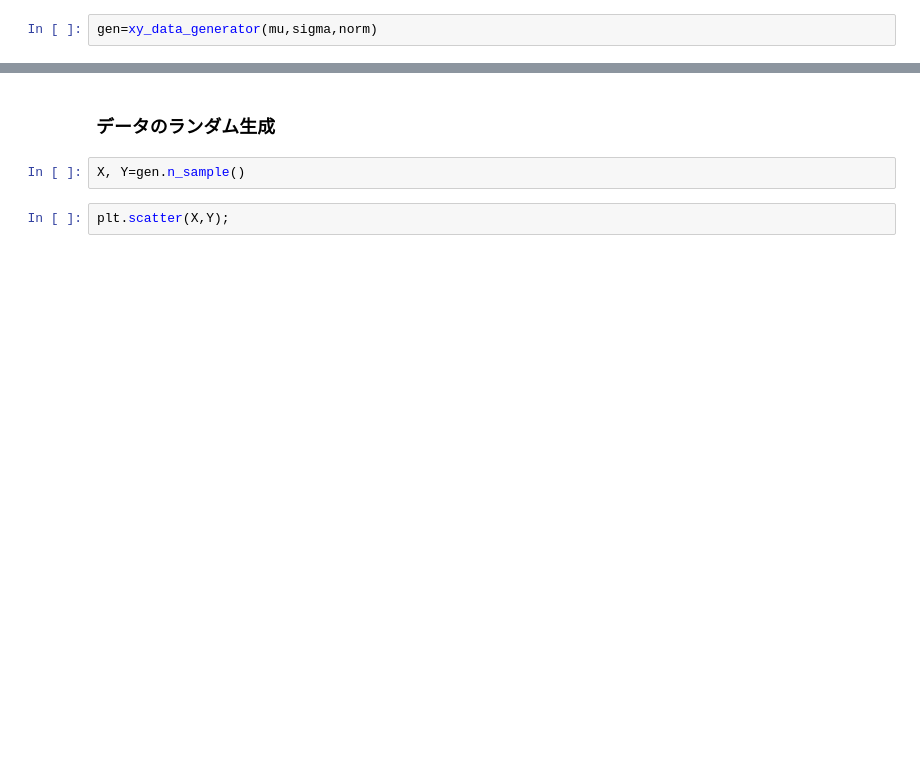
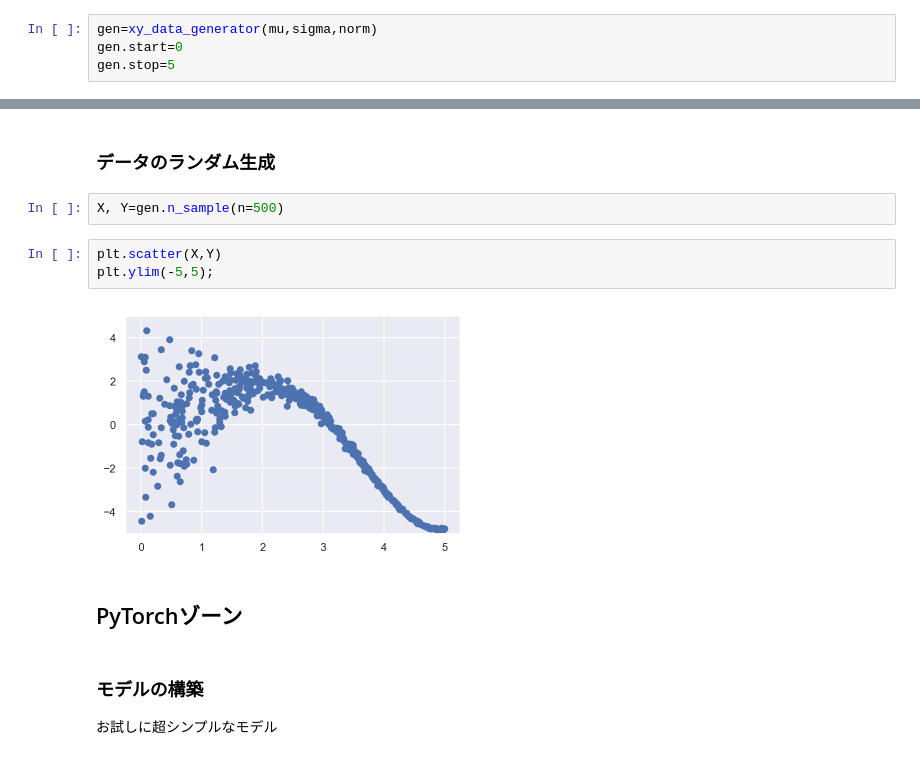
Before and after one commit to masakiaota/blog, a Jupyter notebook: quantile_regression/testrun.ipynb, the cells around one changed output, grey strips where cells are left out. Saved outputs shown, nothing was run; the diff lists cells and outputs as text; blank space fills up the shorter version.

```diff
--- a/quantile_regression/testrun.ipynb
+++ b/quantile_regression/testrun.ipynb
@@ -28,3 +31,5 @@ def sigma(x):
     return 1*np.exp(1-x)
 # %%
 gen=xy_data_generator(mu,sigma,norm)
+gen.start=0
+gen.stop=5
@@ -35,6 +47,14 @@ gen.show_t_quantile()
 # %% [markdown]
 ### データのランダム生成
 # %%
-X, Y=gen.n_sample()
+X, Y=gen.n_sample(n=500)
 # %%
-plt.scatter(X,Y);
+plt.scatter(X,Y)
+plt.ylim(-5,5);
+# %% [output]
+[figure, added]
+# %% [markdown]
+## PyTorchゾーン
+# %% [markdown]
+### モデルの構築
+お試しに超シンプルなモデル
```
Also changed, not shown: parts of 19 cells of this notebook, 1 other file.
